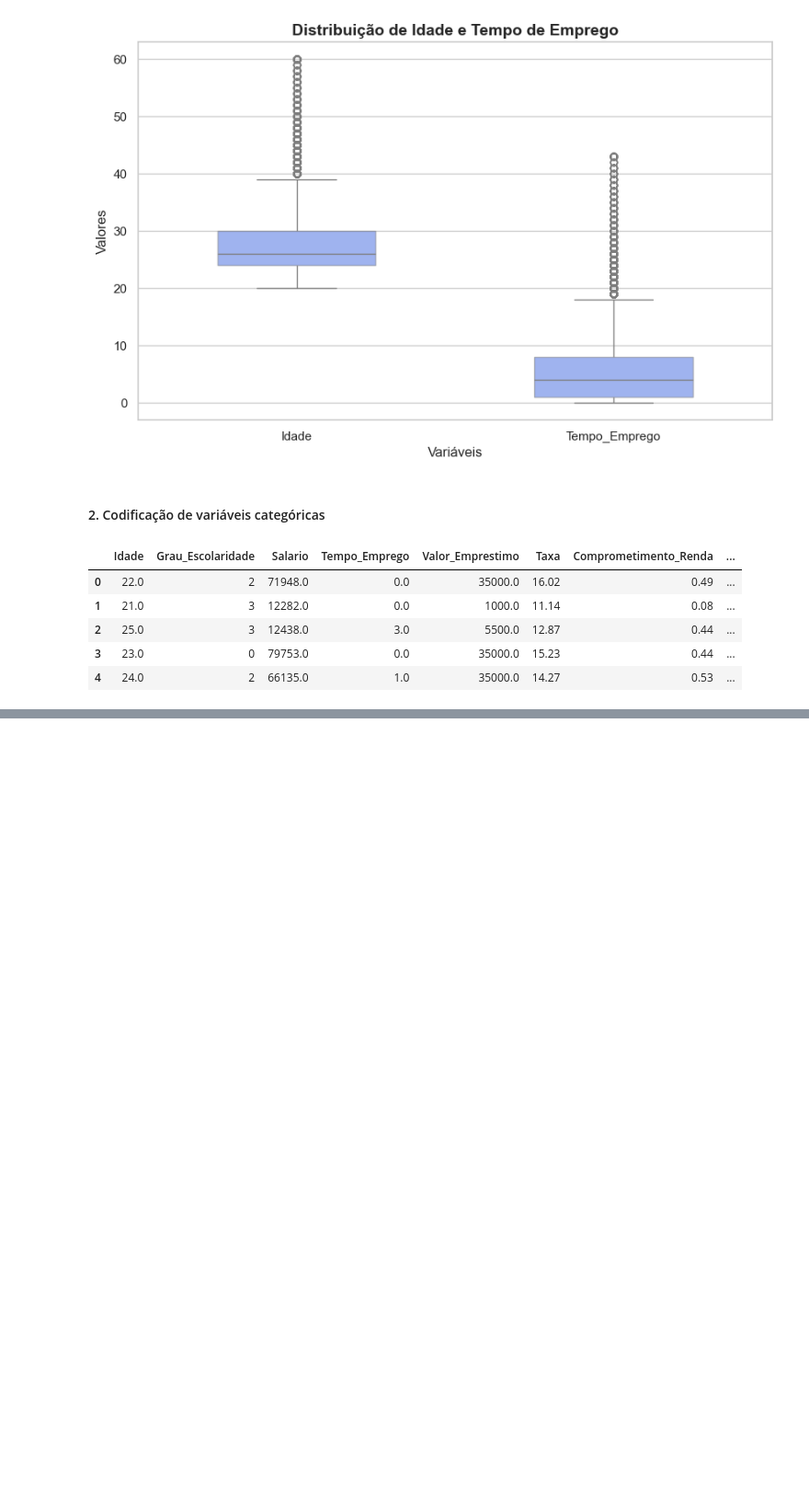
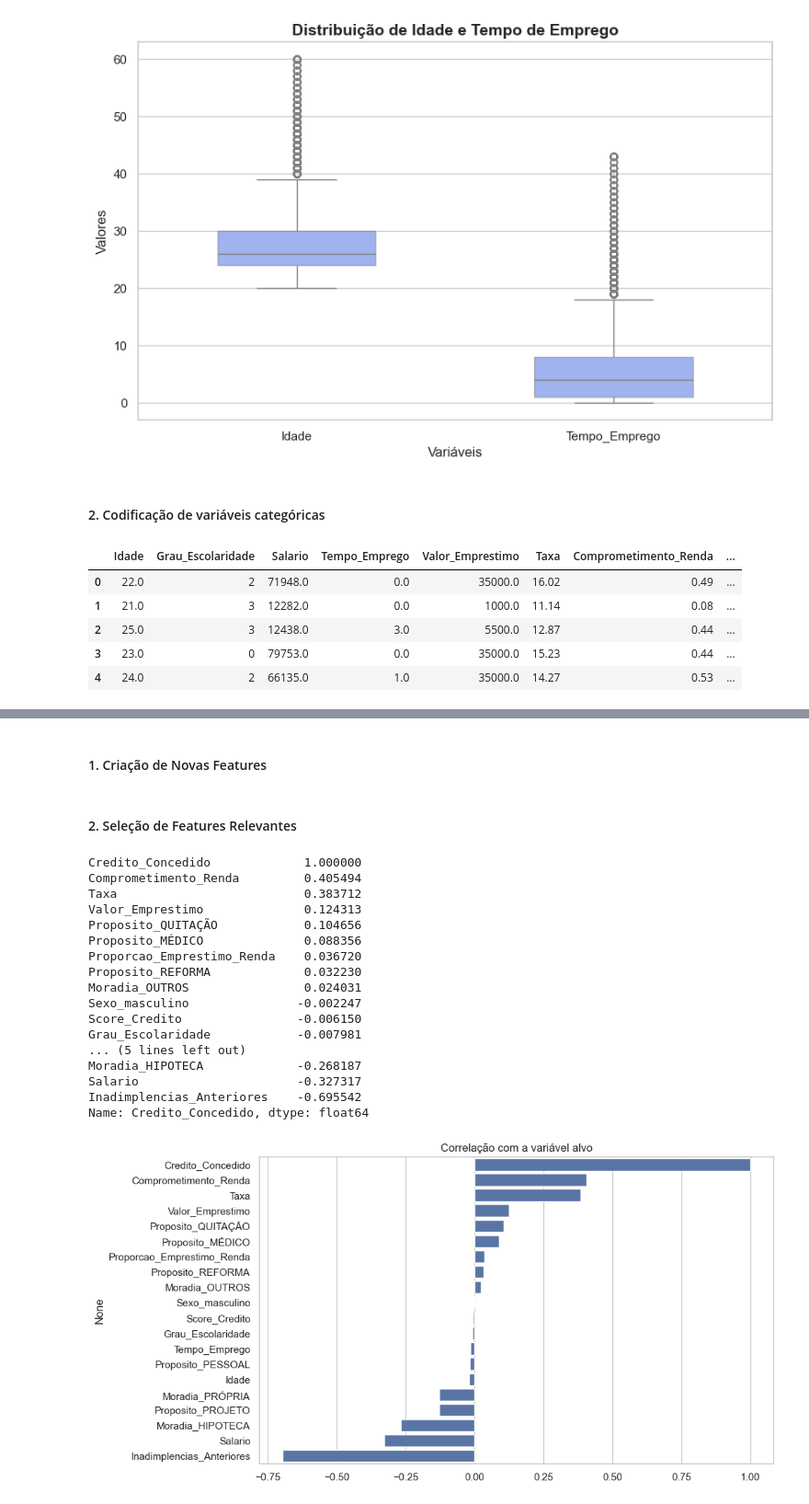
Before and after one commit to beatrizalmeidaf/credit-scoring-ml-classification, a Jupyter notebook: main.ipynb, the cells around one changed output, grey strips where cells are left out. Shown at 92% size. Drawn from its saved outputs; the diff is of its cells as text; code cells hidden in the pictures; blank space fills up the shorter version.

```diff
--- a/main.ipynb
+++ b/main.ipynb
@@ -281,0 +307,9 @@ data.head()
+# %%
+data['Salario'] = np.log1p(data['Salario'].clip(lower=1))
+# %%
+scaler_cols = ['Idade', 'Salario', 'Tempo_Emprego', 'Valor_Emprestimo', 'Taxa', 'Inadimplencias_Anteriores', 'Score_Credito']
+
+robust_scaler = RobustScaler()
+
+data[scaler_cols] = robust_scaler.fit_transform(data[scaler_cols])
+data.head()
@@ -281,0 +411,36 @@ data.head()
+# %% [markdown]
+#### 1. Criação de Novas Features
+# %%
+balanced_data['Proporcao_Emprestimo_Renda'] = balanced_data['Valor_Emprestimo'] / (balanced_data['Salario'] + 1)
+
+X_test = X_test.copy()
+X_test['Proporcao_Emprestimo_Renda'] = X_test['Valor_Emprestimo'] / (X_test['Salario'] + 1)
+# %% [markdown]
+#### 2. Seleção de Features Relevantes
+# %%
+correlation = balanced_data.corr(numeric_only=True)['Credito_Concedido'].sort_values(ascending=False)
+print(correlation)
+
+plt.figure(figsize=(10, 6))
+sns.barplot(x=correlation.values, y=correlation.index)
+plt.title('Correlação com a variável alvo')
+plt.show()
+# %% [output]
+Credito_Concedido             1.000000
+Comprometimento_Renda         0.405494
+Taxa                          0.383712
+Valor_Emprestimo              0.124313
+Proposito_QUITAÇÃO            0.104656
+Proposito_MÉDICO              0.088356
+Proporcao_Emprestimo_Renda    0.036720
+Proposito_REFORMA             0.032230
+Moradia_OUTROS                0.024031
+Sexo_masculino               -0.002247
+Score_Credito                -0.006150
+Grau_Escolaridade            -0.007981
+... (5 lines left out)
+Moradia_HIPOTECA             -0.268187
+Salario                      -0.327317
+Inadimplencias_Anteriores    -0.695542
+Name: Credito_Concedido, dtype: float64
+[figure, added]
```
Also changed, not shown: parts of 22 cells of this notebook.
